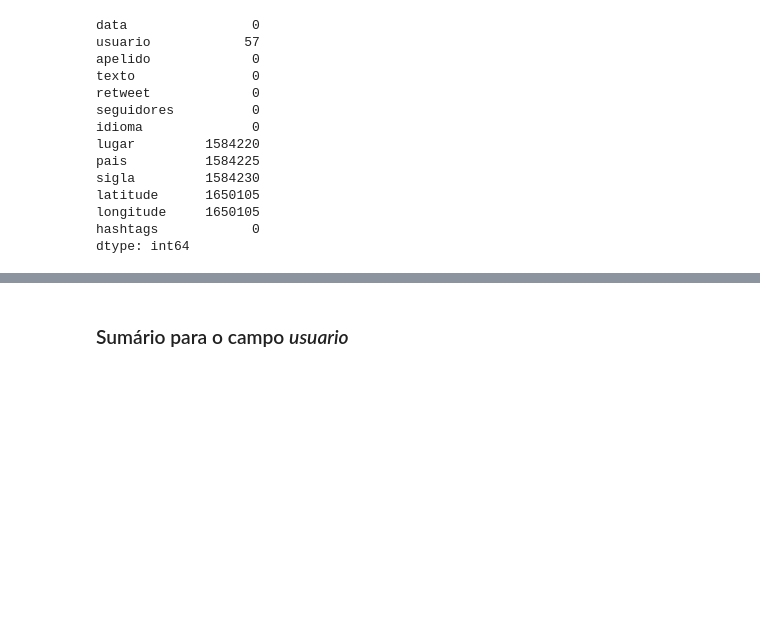
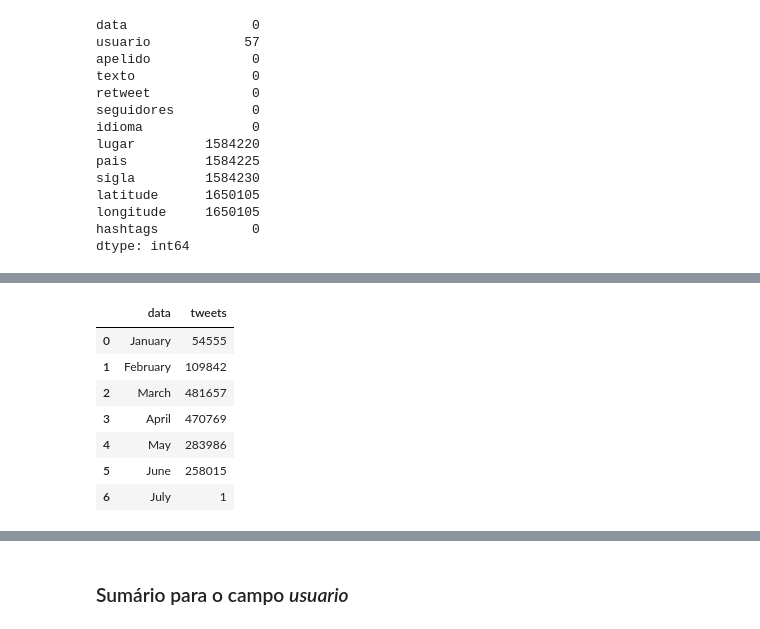
Before and after one commit to ednux/data-science-twitters-covid, a Jupyter notebook: main.ipynb, the cells around one changed output, grey strips where cells are left out. Saved outputs shown, nothing was run; the diff lists cells and outputs as text; code cells hidden in the pictures; blank space fills up the shorter version.

```diff
--- a/main.ipynb
+++ b/main.ipynb
@@ -140,0 +231,11 @@ dataset.head()
+# %%
+data_mes
+# %% [output]
+|  | data | tweets |
+| 0 | January | 54555 |
+| 1 | February | 109842 |
+| 2 | March | 481657 |
+| 3 | April | 470769 |
+| 4 | May | 283986 |
+| 5 | June | 258015 |
+| 6 | July | 1 |
```
Also changed, not shown: parts of 9 cells of this notebook.
